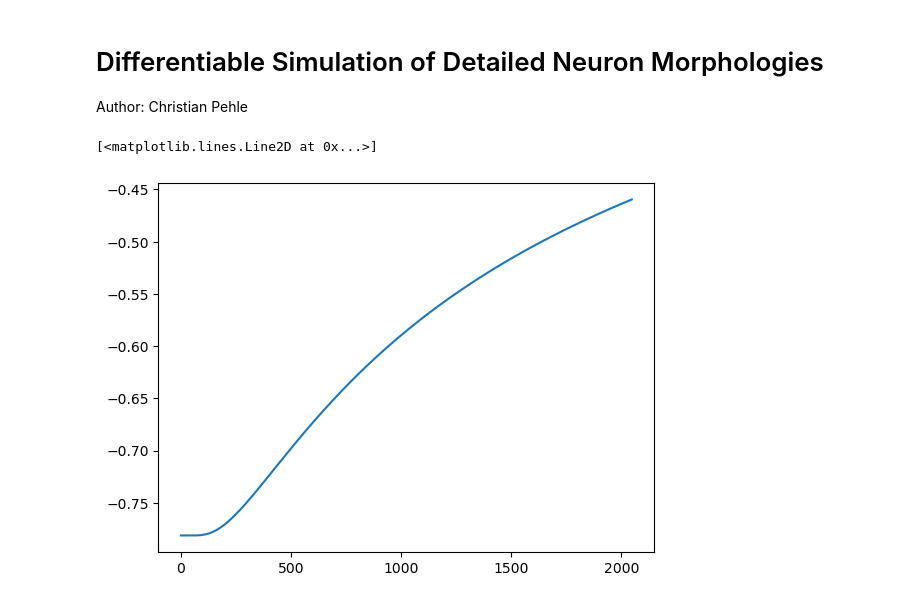
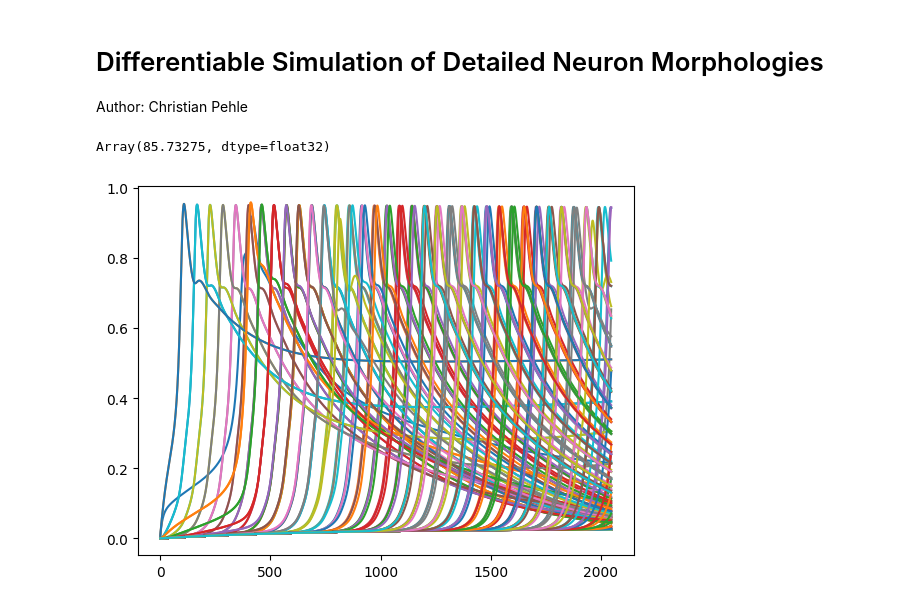
Before and after one commit to cpehle/njx, a Jupyter notebook: doc/notebooks/neuron_morphology.ipynb, the cells around one changed output. Saved outputs shown, nothing was run; the diff lists cells and outputs as text; code cells hidden in the pictures.

```diff
--- a/doc/notebooks/neuron_morphology.ipynb
+++ b/doc/notebooks/neuron_morphology.ipynb
@@ -17,6 +17,13 @@ import matplotlib.pyplot as plt
 @tree_math.struct
 class HodgekinHuxleyState:
     v: ArrayLike
+    m: ArrayLike
+    h: ArrayLike
+    n: ArrayLike
+
+
+@tree_math.struct
+class HodgekinHuxleyChannelState:
     m: ArrayLike
     h: ArrayLike
     n: ArrayLike
@@ -134,22 +175,49 @@ tm = gm.compute_tree_matrix(morph)
 
 
 N = len(tm.d)
-dt = 0.1
+dt = 0.01
 inner_steps = 1
 outer_steps = 2048
 time = dt * inner_steps * (1 + np.arange(outer_steps))
 
-equation = MultiCompartmentNeuronModel(d=tm.d, u=tm.u, p=tm.p)
+param = HodgekinHuxleyParameters(
+    C_m_inv=1.0,  # Inverse Membrane capacitance per unit area (cm^2/uF)
+    g_K=35.0,  # Average potassium channel conductance per unit area (mS/cm^2)
+    g_Na=40.0,  # Average sodoum channel conductance per unit area (mS/cm^2)
+    g_L=0.3,  # Average leak channel conductance per unit area (mS/cm^2)
+    E_K=-77.0,  # Potassium potential (mV)
+    E_Na=55.0,  # Sodium potential (mV)
+    E_L=-65.0,  # Leak potential (mV)
+)
+
+equation = MultiCompartmentNeuronModel(d=tm.d, u=tm.u, p=tm.p, h=param)
 
 semi_implicit_step = implicit.imex_rk_sil3(equation, dt)
 integrator = funcutils.trajectory(
     funcutils.repeated(semi_implicit_step, inner_steps), outer_steps
 )
 
-initial_state = NeuronState(v=np.sin(np.linspace(0, 5, N)), I=np.zeros(N))
+initial_state = NeuronState(
+    v=param.E_L * np.ones(N),
+    I=np.zeros(N),
+    c=HodgekinHuxleyChannelState(
+        m=m0(param.E_L) * np.ones(N),
+        n=n0(param.E_L) * np.ones(N),
+        h=h0(param.E_L) * np.ones(N),
+    ),
+)
 _, actual = integrator(initial_state)
 # %%
 np.min(actual.v), np.max(actual.v), np.max(actual.v[-1]), np.min(actual.v[-1])
+
+
+norm = np.max(actual.v) - np.min(actual.v)
+min_v = np.min(actual.v)
+norm
 # %% [output]
-[<matplotlib.lines.Line2D at 0x...>]
+Array(85.73275, dtype=float32)
-[figure, removed]
+# %%
+for i in range(200):
+    plt.plot((actual.v[:, i] - min_v) / norm)
+# %% [output]
+[figure, added]
```
Also changed, not shown: parts of 7 cells of this notebook, 4 other files.
